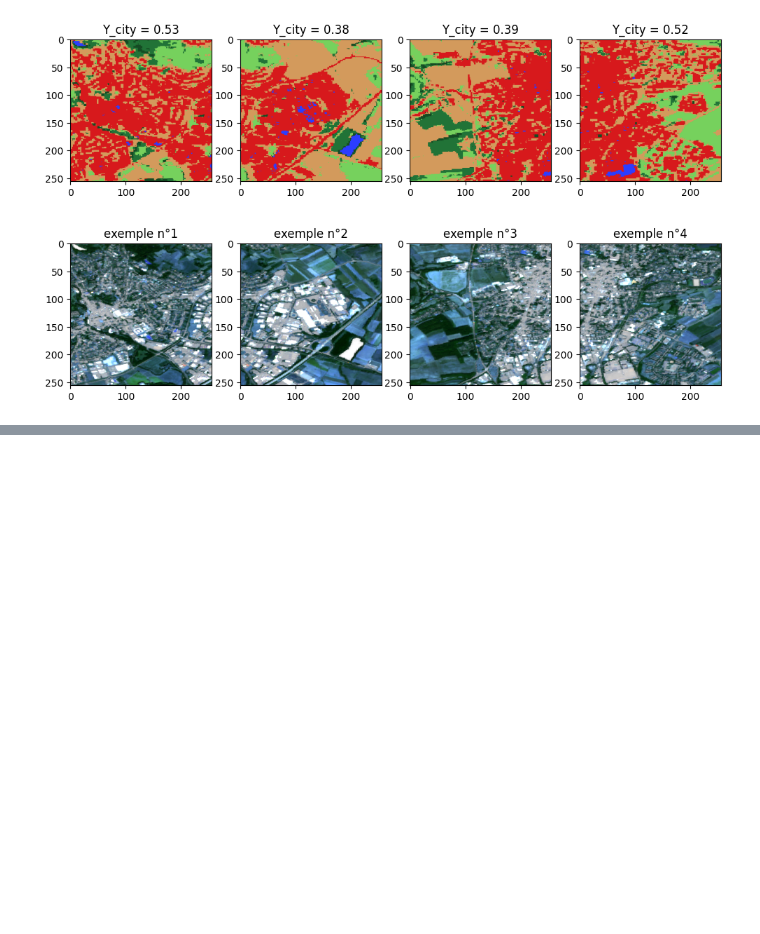
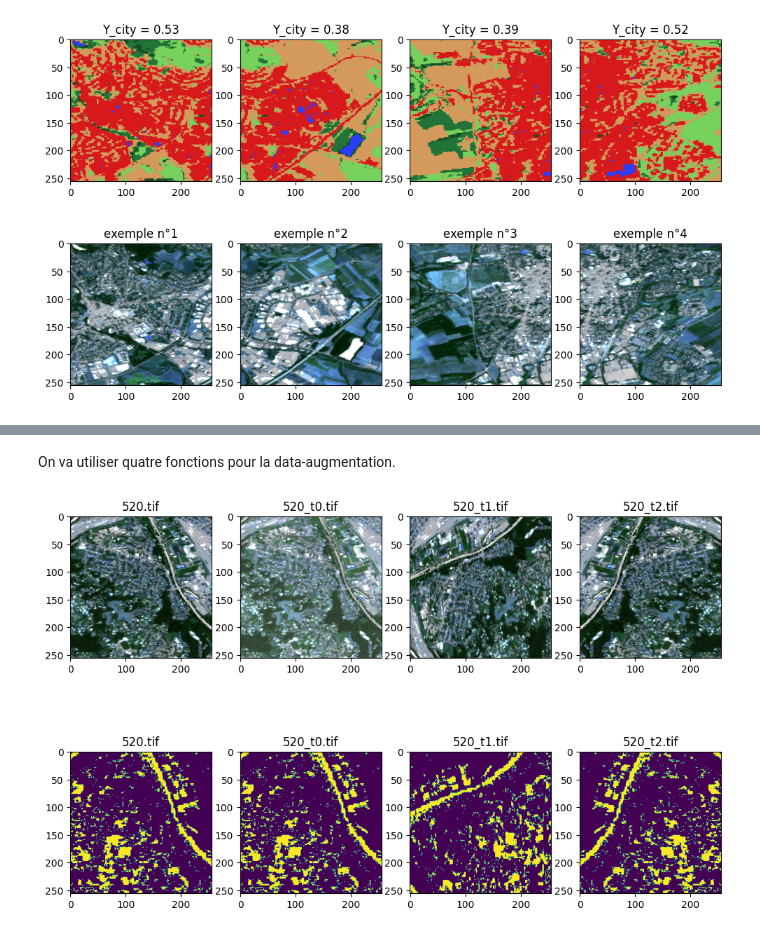
Before and after one commit to yannasyr/landcover, a Jupyter notebook: Yann/yannv3.ipynb, the cells around one changed output, grey strips where cells are left out. Saved outputs shown, nothing was run; the diff lists cells and outputs as text; code cells hidden in the pictures; blank space fills up the shorter version.

Commit message:
work on unbalanced data

```diff
--- a/Yann/yannv3.ipynb
+++ b/Yann/yannv3.ipynb
@@ -479,0 +526,2 @@ plt.show()
+# %% [markdown]
+On va utiliser quatre fonctions pour la data-augmentation.
@@ -479,0 +590,46 @@ plt.show()
+# %%
+dossier_augmented_image = dossier_augmented + 'images/'
+dossier_augmented_masks = dossier_augmented + 'masks/'
+
+for image in os.listdir(dossier_augmented_image):
+    image_path = os.path.join(dossier_augmented_image, image)
+    mask_path = os.path.join(dossier_augmented_masks, image)
+    enhanced_images, enhanced_masks = enhanceimage(image_path, mask_path)
+
+    for i, enhanced_image in enumerate(enhanced_images):
+        transformed_image_path = os.path.join(dossier_augmented_image, image.replace('.tif', f'_t{i}.tif'))
+        transformed_mask_path = os.path.join(dossier_augmented_masks, image.replace('.tif', f'_t{i}.tif'))
+        with TiffWriter(transformed_image_path) as tifi:
+            tifi.write(enhanced_image)
+        with TiffWriter(transformed_mask_path) as tifm:
+            tifm.write(enhanced_masks[i])
+# %%
+plt.figure(figsize=(12,8))
+
+compteur = 1
+for image in os.listdir(dossier_augmented_image):
+    if compteur <= 4:
+        with TiffFile(os.path.join(dossier_augmented_image, image)) as img:
+            im = img.asarray()
+            iscale = 2200 - 0
+            scale = 255 / iscale
+            byte_im = (im) * scale
+            byte_im = (byte_im.clip(0, 255) + 0.5).astype(np.uint8)
+            im = byte_im
+
+        plt.subplot(2,4,compteur), plt.imshow(im), plt.title(image)
+
+        with TiffFile(os.path.join(dossier_augmented_masks, image)) as img:
+            im = img.asarray()
+            iscale = 2200 - 0
+            scale = 255 / iscale
+            byte_im = (im) * scale
+            byte_im = (byte_im.clip(0, 255) + 0.5).astype(np.uint8)
+            im = byte_im
+
+        plt.subplot(2,4,4+compteur), plt.imshow(im), plt.title(image)
+        compteur += 1
+
+plt.show()
+# %% [output]
+[figure, added]
```
Also changed, not shown: parts of 4 cells of this notebook.
